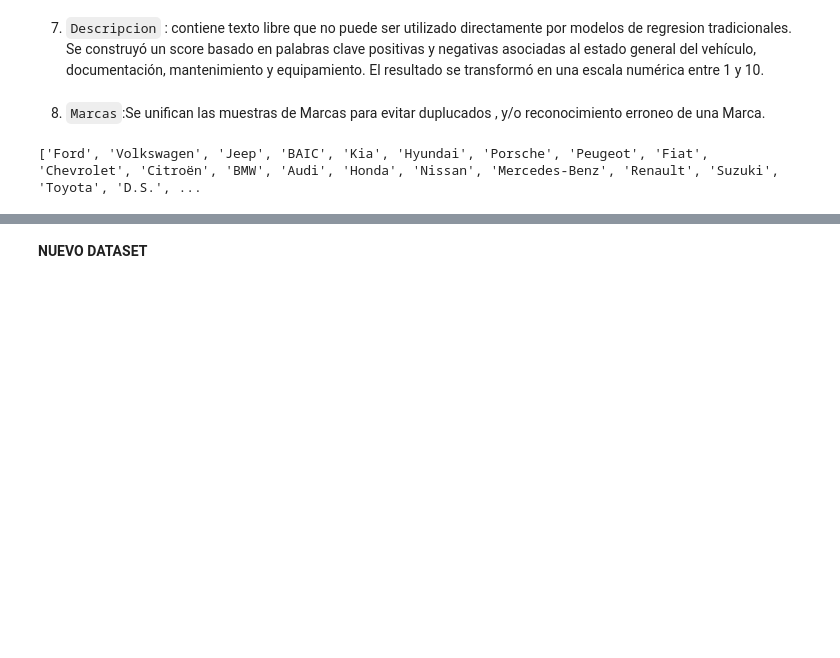
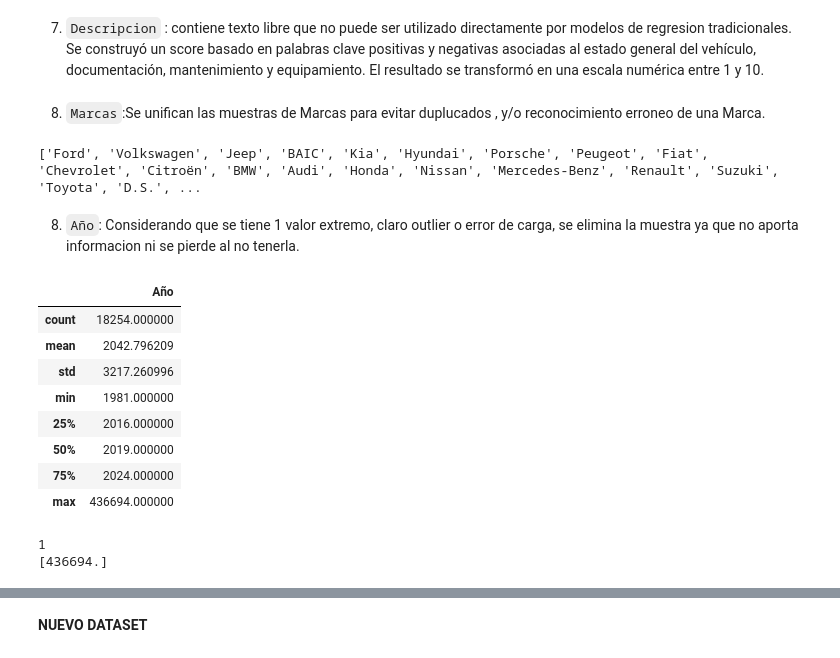
Before and after one commit to PilarOtero/Gurevich_Otero_Informe_PF, a Jupyter notebook: notebook/Gurevich_Otero_Notebook_PF.ipynb, the cells around one changed output, grey strips where cells are left out. Saved outputs shown, nothing was run; the diff lists cells and outputs as text; code cells hidden in the pictures; blank space fills up the shorter version.

```diff
--- a/notebook/Gurevich_Otero_Notebook_PF.ipynb
+++ b/notebook/Gurevich_Otero_Notebook_PF.ipynb
@@ -182,6 +185,26 @@ Durante este proceso se detectaron 429 registros (2.35% del conjunto de datos) c
 print(data["Marca"].unique().tolist())
 # %% [output]
 ['Ford', 'Volkswagen', 'Jeep', 'BAIC', 'Kia', 'Hyundai', 'Porsche', 'Peugeot', 'Fiat', 'Chevrolet', 'Citroën', 'BMW', 'Audi', 'Honda', 'Nissan', 'Mercedes-Benz', 'Renault', 'Suzuki', 'Toyota', 'D.S.', ...
+# %% [markdown]
+8. `Año`: Considerando que se tiene 1 valor extremo, claro outlier o error de carga, se elimina la muestra ya que no aporta informacion ni se pierde al no tenerla.
+# %%
+display(pd.DataFrame(data['Año'].describe()))
+# %% [output]
+|  | Año |
+| count | 18254.000000 |
+| mean | 2042.796209 |
+| std | 3217.260996 |
+| min | 1981.000000 |
+| 25% | 2016.000000 |
+| 50% | 2019.000000 |
+| 75% | 2024.000000 |
+| max | 436694.000000 |
+# %%
+print((data["Año"] > 2025).sum())
+print(data[data["Año"] > 2025]["Año"].unique())
+# %% [output]
+1
+[436694.]
 # %%
 data_pre = preprocesamiento_pre_split(data)
 print('Tamaño final del dataset -> ', data_pre.shape)
```
Also changed, not shown: parts of 12 cells of this notebook, 3 other files.
